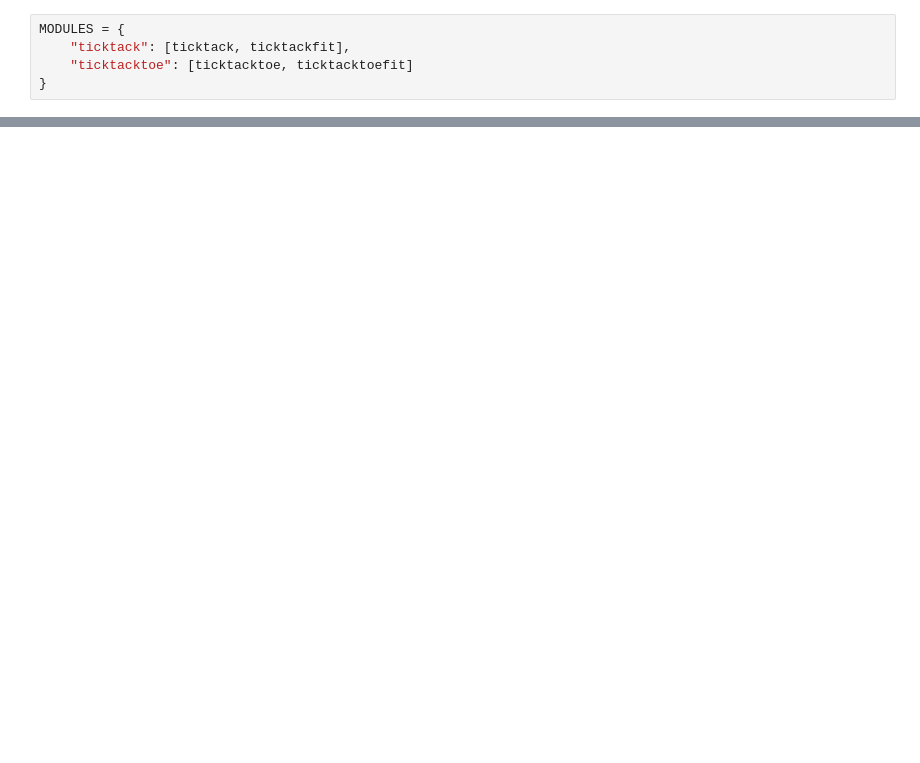
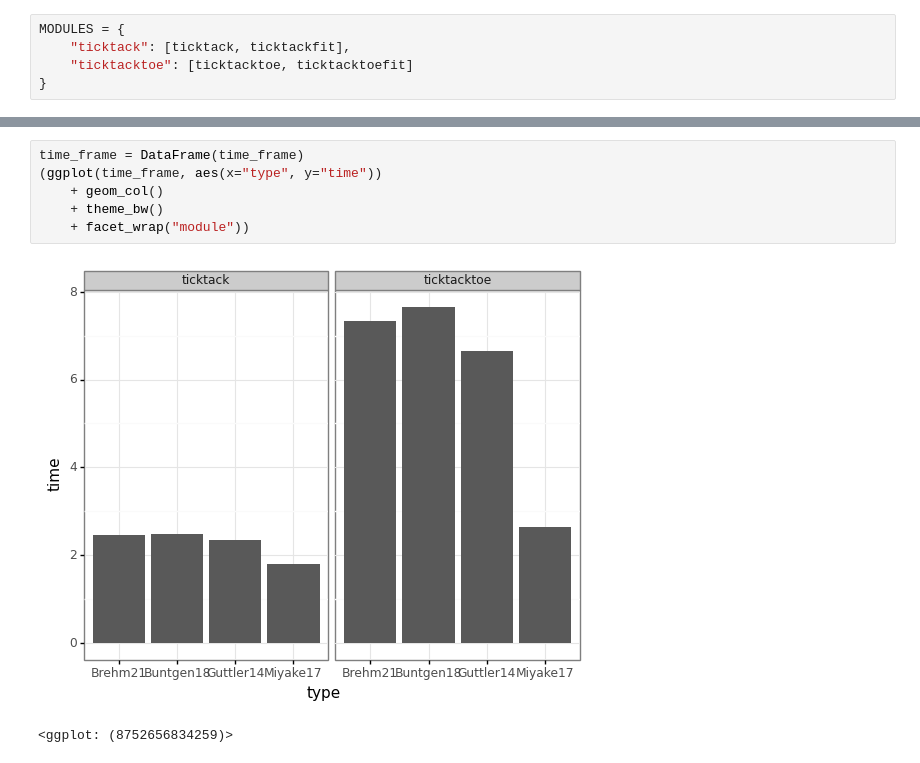
Before and after one commit to Jordan-Dennis/Miyake, a Jupyter notebook: Python ODE/beyondticktack.ipynb, the cells around one changed output, grey strips where cells are left out. Saved outputs shown, nothing was run; the diff lists cells and outputs as text; blank space fills up the shorter version.

```diff
--- a/Python ODE/beyondticktack.ipynb
+++ b/Python ODE/beyondticktack.ipynb
@@ -123,0 +87,9 @@ module_profiles
+# %%
+time_frame = DataFrame(time_frame)
+(ggplot(time_frame, aes(x="type", y="time"))
+    + geom_col()
+    + theme_bw()
+    + facet_wrap("module"))
+# %% [output]
+[figure, added]
+<ggplot: (8752656834259)>
```
Also changed, not shown: parts of 11 cells of this notebook.
